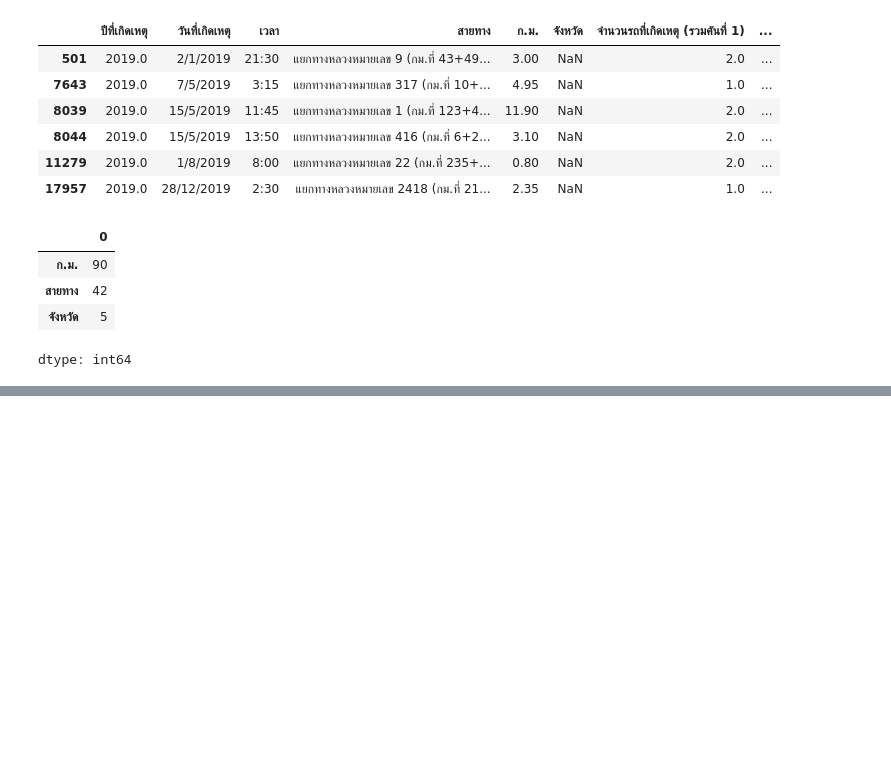
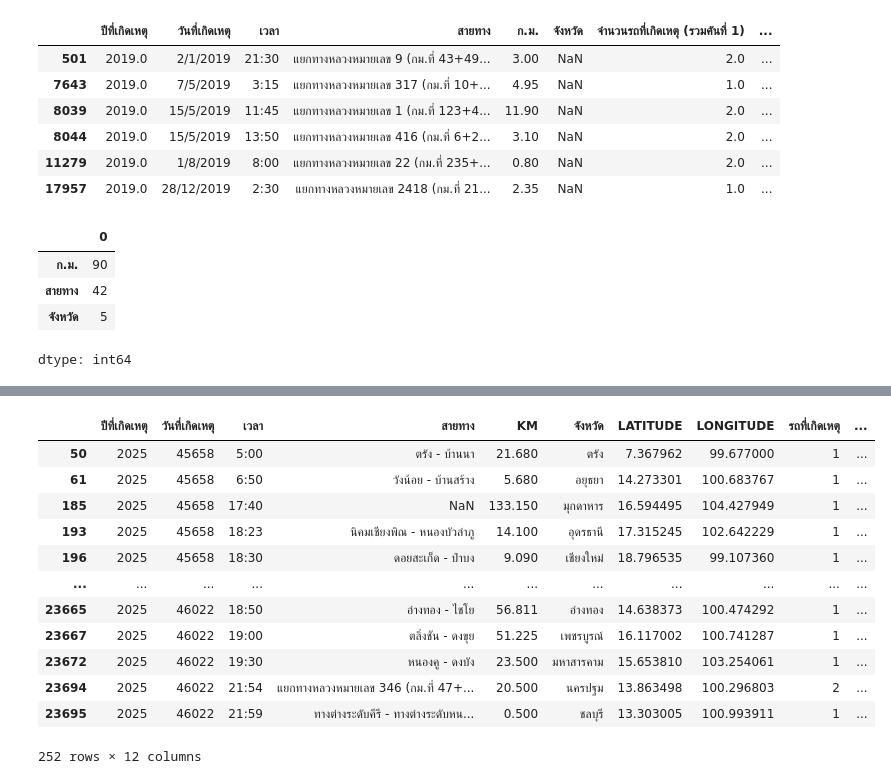
Before and after one commit to VannisaLaowongkot/Road-Accident-Risk-Prediction-Project, a Jupyter notebook: 2019.ipynb, the cells around one changed output, grey strips where cells are left out. Drawn from its saved outputs; the diff is of its cells as text; code cells hidden in the pictures; blank space fills up the shorter version.

```diff
--- a/2019.ipynb
+++ b/2019.ipynb
@@ -212,0 +360,21 @@ dtype: int64
+# %%
+df = cleaned_data[2025]
+
+display(df[
+    ~(df['รถที่เกิดเหตุ'].eq(df['รถและคนที่เกิดเหตุ']) |
+      (df['รถที่เกิดเหตุ'].isna() & df['รถและคนที่เกิดเหตุ'].isna()))
+])
+# %% [output]
+|  | ปีที่เกิดเหตุ | วันที่เกิดเหตุ | เวลา | สายทาง | KM | จังหวัด | LATITUDE | LONGITUDE | รถที่เกิดเหตุ | ... |
+| 50 | 2025 | 45658 | 5:00 | ตรัง - บ้านนา | 21.680 | ตรัง | 7.367962 | 99.677000 | 1 | ... |
+| 61 | 2025 | 45658 | 6:50 | วังน้อย - บ้านสร้าง | 5.680 | อยุธยา | 14.273301 | 100.683767 | 1 | ... |
+| 185 | 2025 | 45658 | 17:40 | NaN | 133.150 | มุกดาหาร | 16.594495 | 104.427949 | 1 | ... |
+| 193 | 2025 | 45658 | 18:23 | นิคมเชียงพิณ - หนองบัวลำภู | 14.100 | อุดรธานี | 17.315245 | 102.642229 | 1 | ... |
+| 196 | 2025 | 45658 | 18:30 | ดอยสะเก็ด - ป่าบง | 9.090 | เชียงใหม่ | 18.796535 | 99.107360 | 1 | ... |
+| ... | ... | ... | ... | ... | ... | ... | ... | ... | ... | ... |
+| 23665 | 2025 | 46022 | 18:50 | อ่างทอง - ไชโย | 56.811 | อ่างทอง | 14.638373 | 100.474292 | 1 | ... |
+| 23667 | 2025 | 46022 | 19:00 | ตลิ่งชัน - ดงขุย | 51.225 | เพชรบูรณ์ | 16.117002 | 100.741287 | 1 | ... |
+| 23672 | 2025 | 46022 | 19:30 | หนองคู - ดงบัง | 23.500 | มหาสารคาม | 15.653810 | 103.254061 | 1 | ... |
+| 23694 | 2025 | 46022 | 21:54 | แยกทางหลวงหมายเลข 346 (กม.ที่ 47+... | 20.500 | นครปฐม | 13.863498 | 100.296803 | 2 | ... |
+| 23695 | 2025 | 46022 | 21:59 | ทางต่างระดับคีรี - ทางต่างระดับหน... | 0.500 | ชลบุรี | 13.303005 | 100.993911 | 1 | ... |
+252 rows × 12 columns
```
Also changed, not shown: parts of 7 cells of this notebook.
